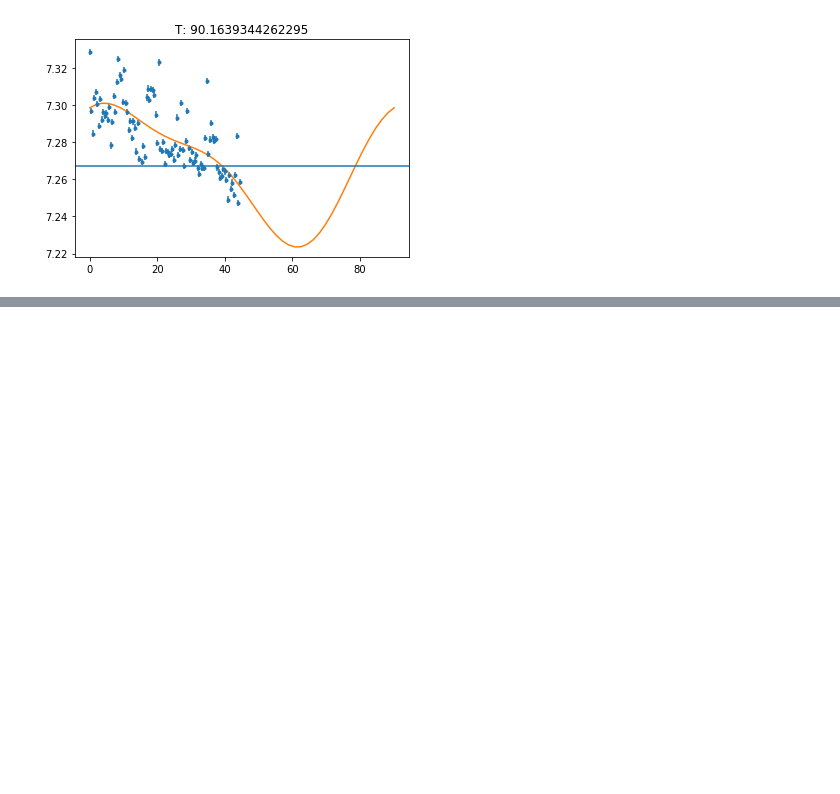
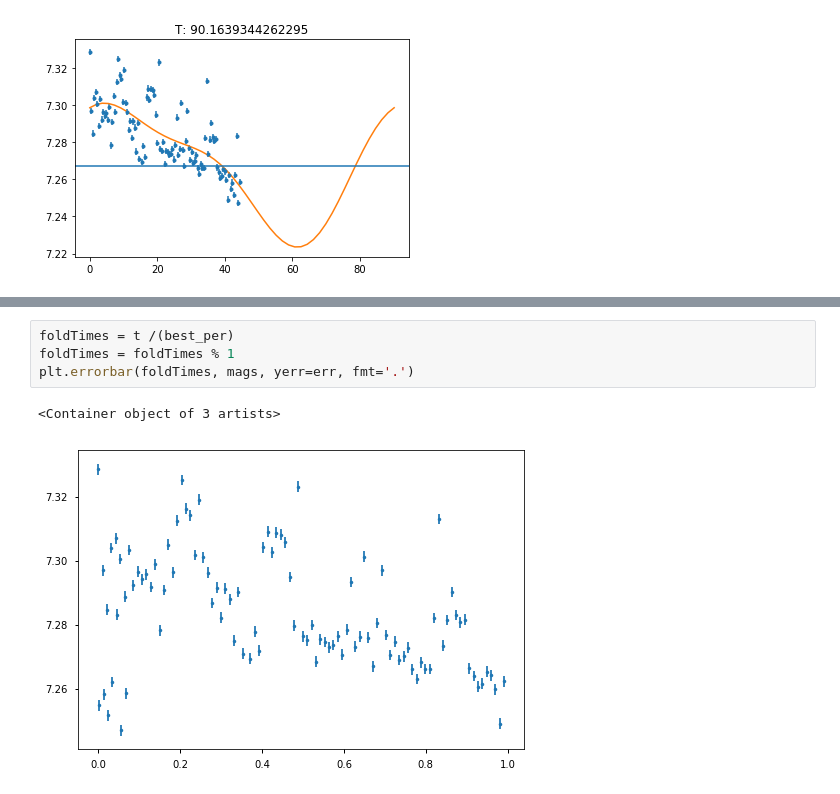
Before and after one commit to mileslucas/astro344l, a Jupyter notebook: project/src/project.ipynb, the cells around one changed output, grey strips where cells are left out. Drawn from its saved outputs; the diff is of its cells as text; blank space fills up the shorter version.

```diff
--- a/project/src/project.ipynb
+++ b/project/src/project.ipynb
@@ -77,0 +89,7 @@ print(y_fit.mean())
+# %%
+foldTimes = t /(best_per)
+foldTimes = foldTimes % 1
+plt.errorbar(foldTimes, mags, yerr=err, fmt='.')
+# %% [output]
+<Container object of 3 artists>
+[figure, added]
```
Also changed, not shown: parts of 2 cells of this notebook, 3 other files.
